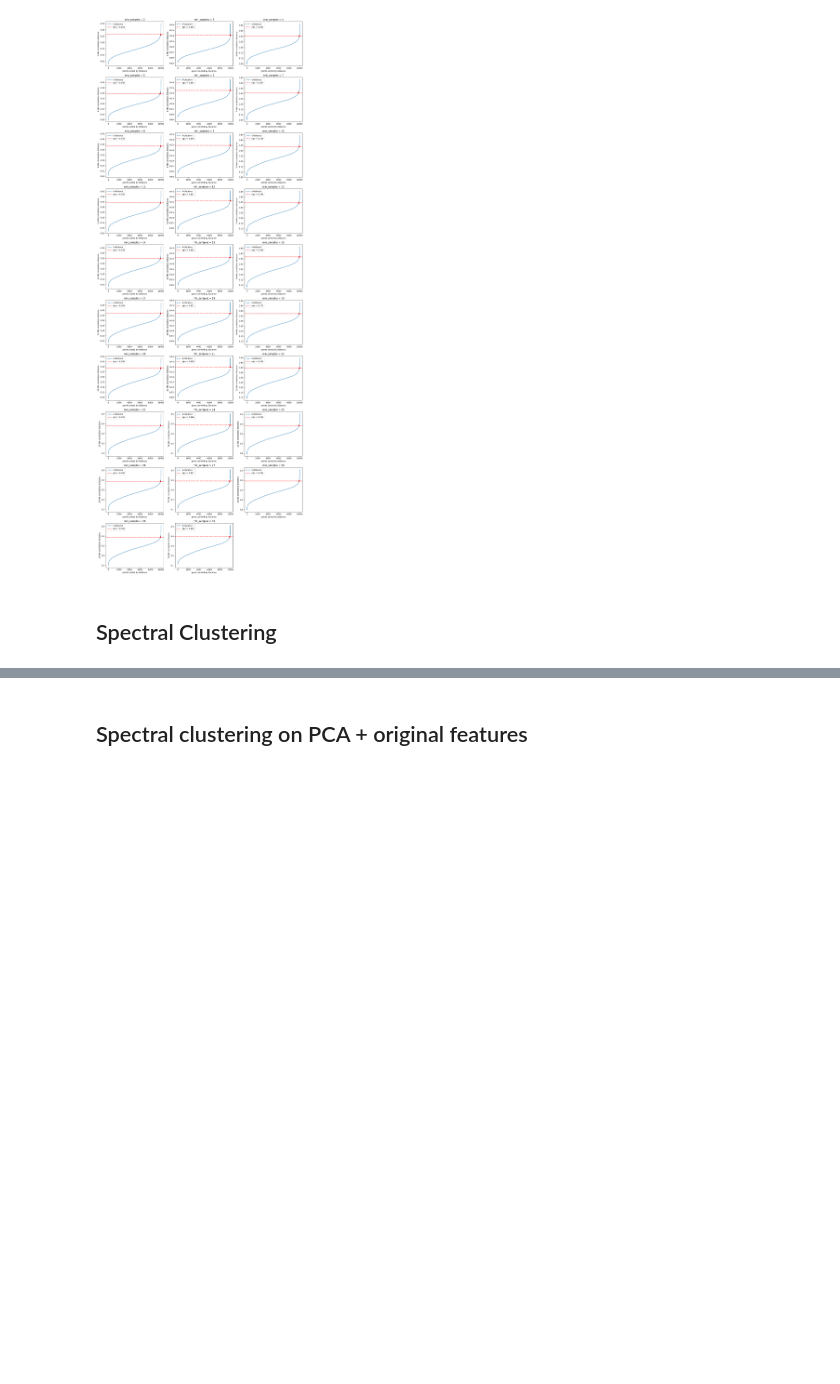
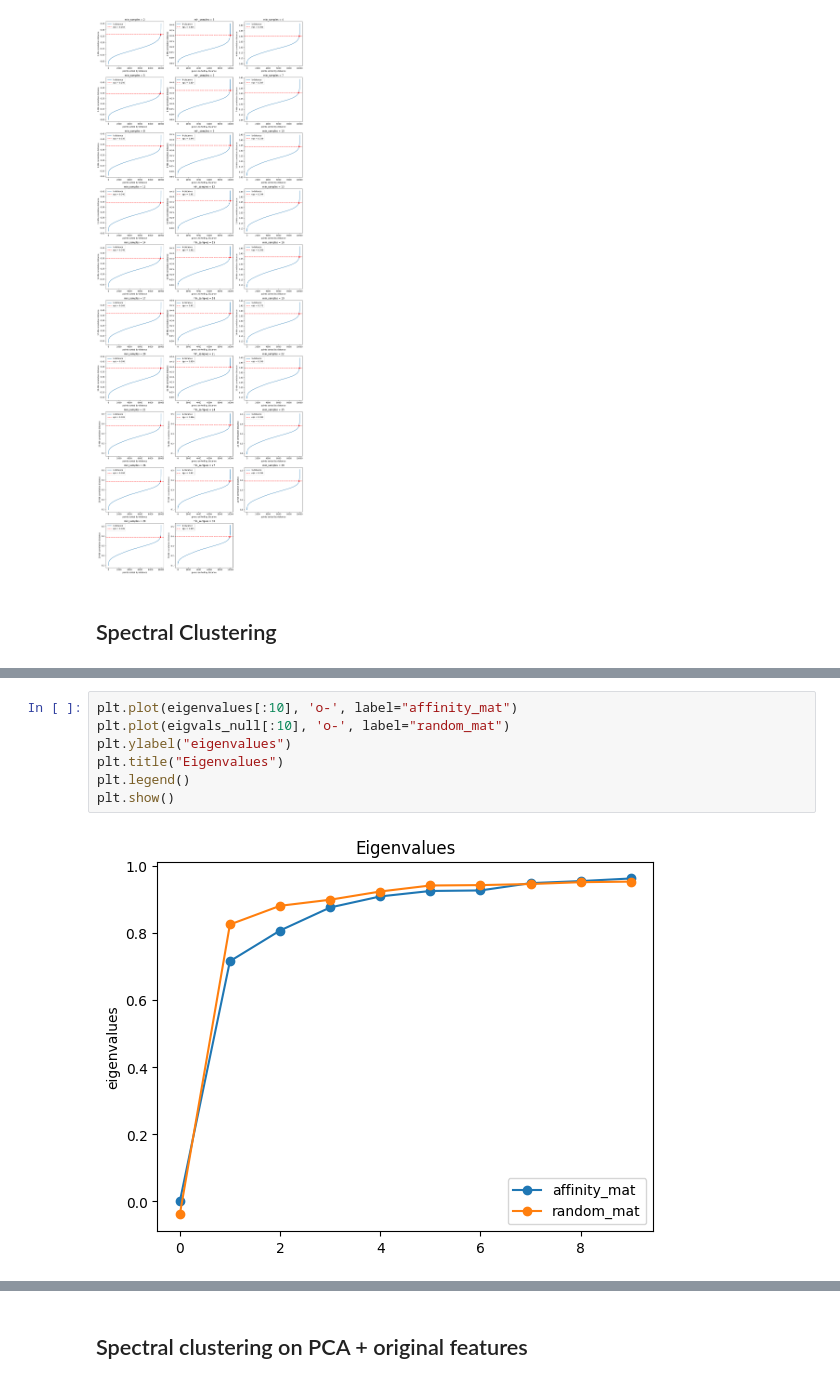
Before and after one commit to Guflie/PoliMi-AS-project, a Jupyter notebook: trend_analysis.ipynb, the cells around one changed output, grey strips where cells are left out. Drawn from its saved outputs; the diff is of its cells as text; blank space fills up the shorter version.

```diff
--- a/trend_analysis.ipynb
+++ b/trend_analysis.ipynb
@@ -217,0 +212,9 @@ plt.show()
+# %%
+plt.plot(eigenvalues[:10], 'o-', label="affinity_mat")
+plt.plot(eigvals_null[:10], 'o-', label="random_mat")
+plt.ylabel("eigenvalues")
+plt.title("Eigenvalues")
+plt.legend()
+plt.show()
+# %% [output]
+[figure, added]
```
Also changed, not shown: parts of 17 cells of this notebook.
